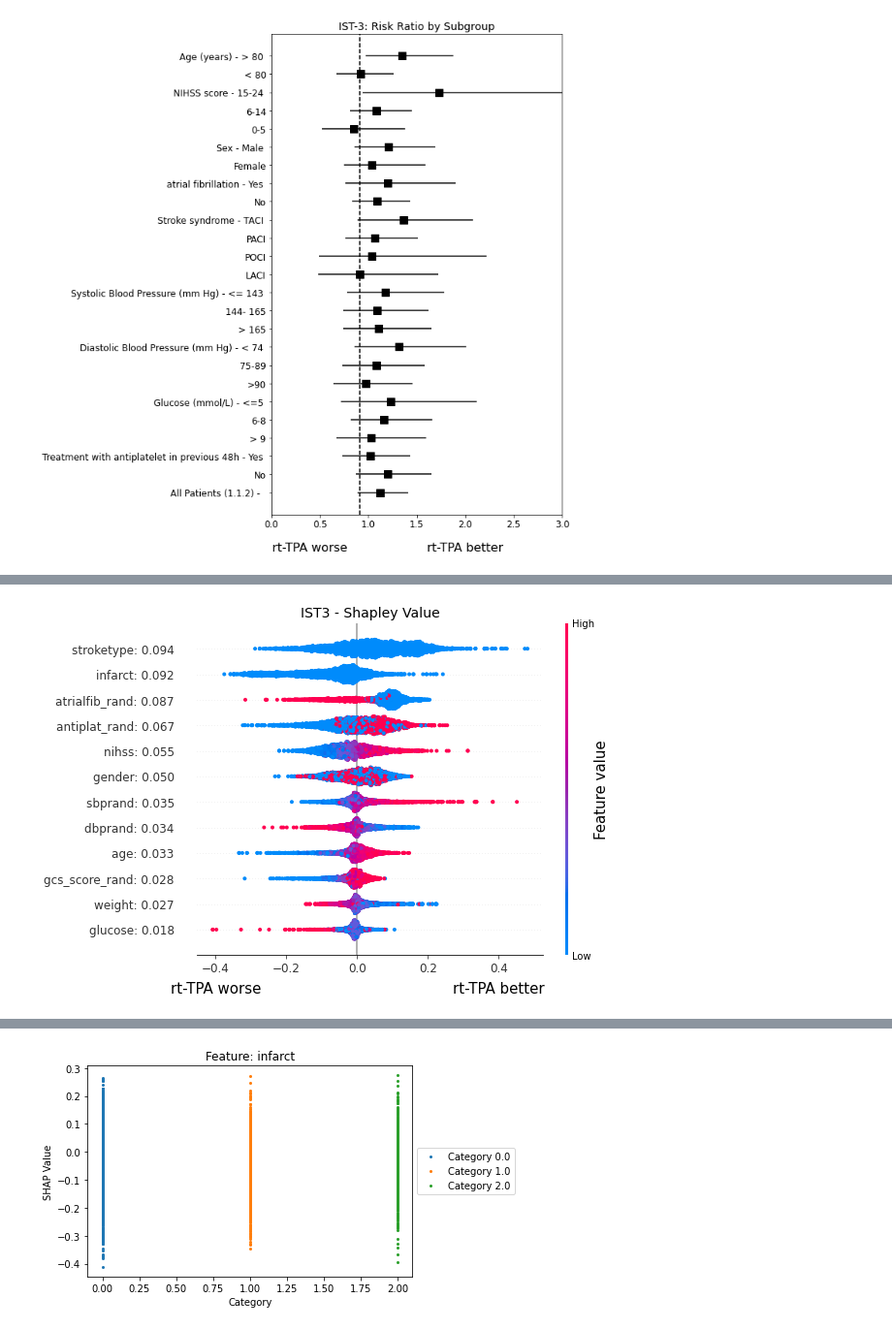
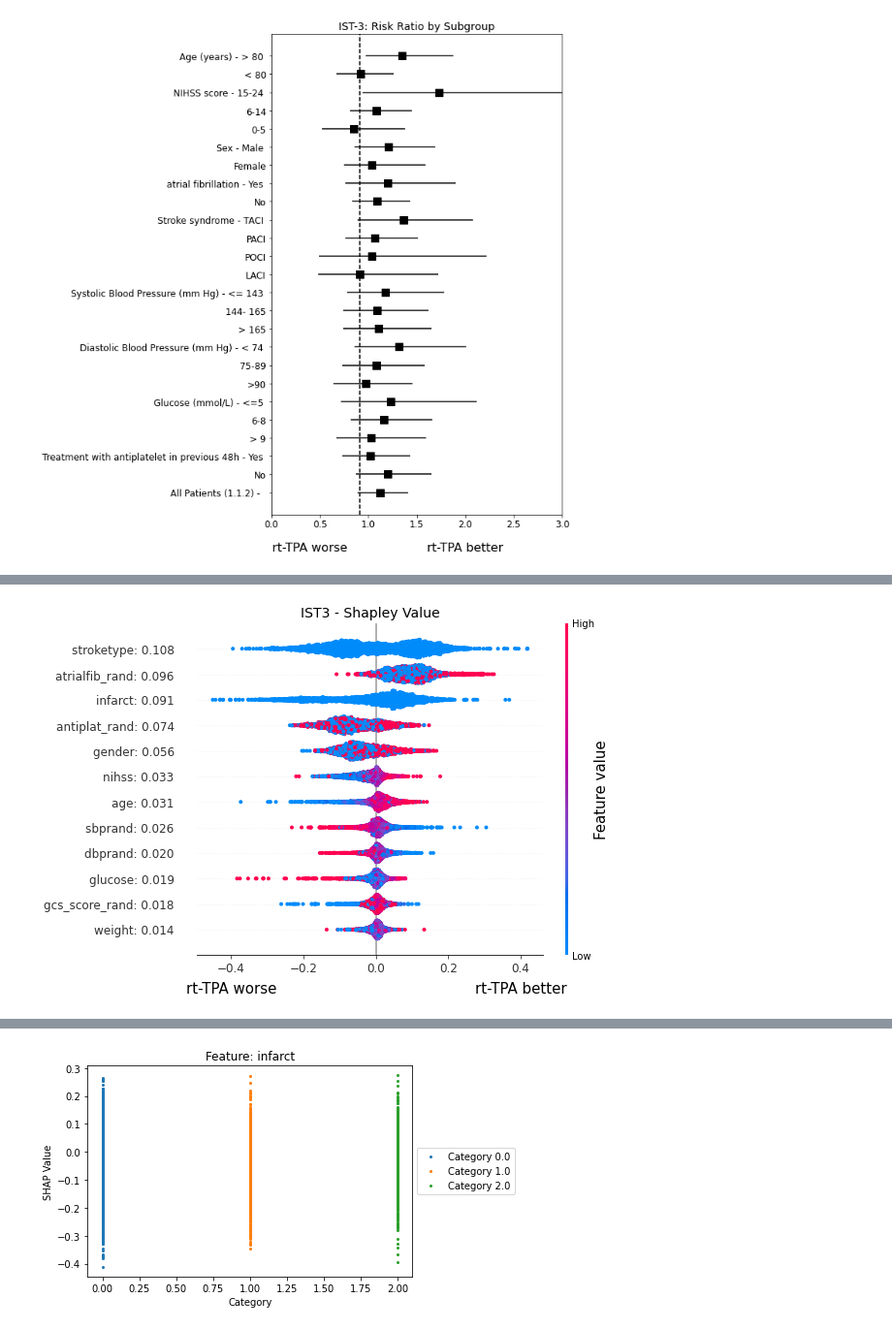
Before and after one commit to q8888620002/Explain_CATE, a Jupyter notebook: ist3.ipynb, the cells around one changed output, grey strips where cells are left out. Shown at 97% size. Drawn from its saved outputs; the diff is of its cells as text; code cells hidden in the pictures.

```diff
--- a/ist3.ipynb
+++ b/ist3.ipynb
@@ -485,7 +507,7 @@ XLearner(
   )
 )
 # %%
-baseline = np.concatenate([x_train, x_val,x_test], axis=0)
+baseline = np.concatenate([x_train,x_test], axis=0)
 
 baseline_shapley_value_sampling_model = ShapleyValueSampling(model)
 
@@ -498,6 +520,10 @@ baseline_shapley_value = baseline_shapley_value_sampling_model.attribute(
                 show_progress=True
 ).detach().cpu().numpy()
 # %%
-plot_feature_values(baseline_shapley_value, baseline, n_categories)
+plot_feature_values(
+    baseline_shapley_value,
+    baseline,
+    n_categories
+)
 # %% [output]
-[figure, old version]
+[figure, new version]
```
Also changed, not shown: parts of 18 cells of this notebook, 6 other files.
